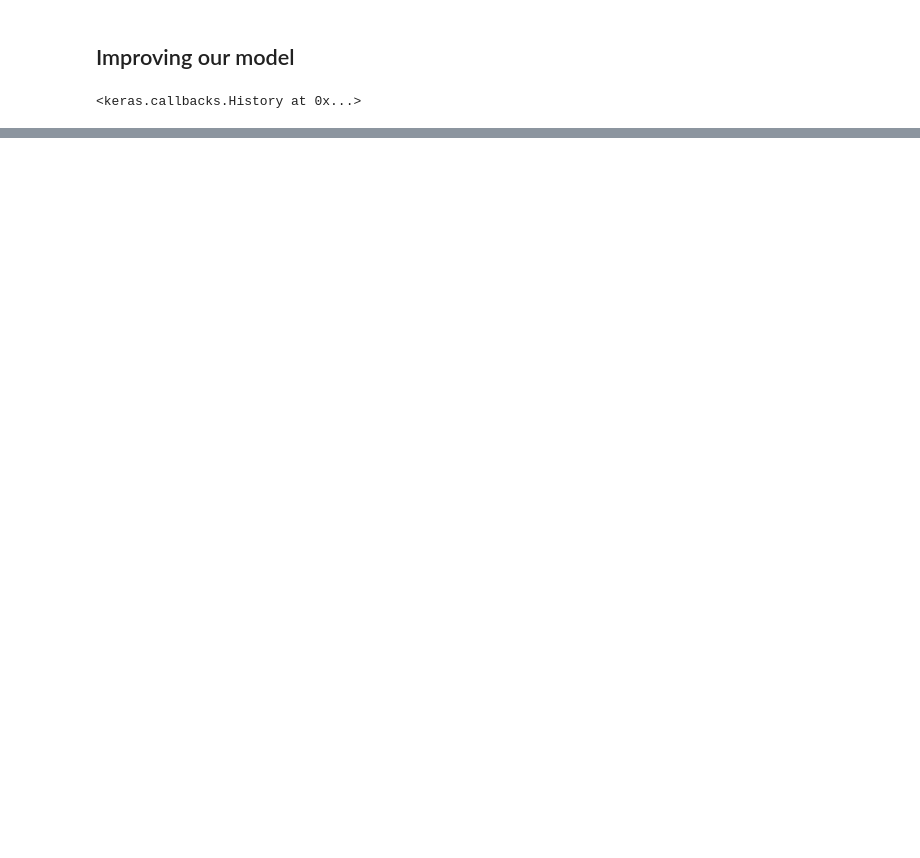
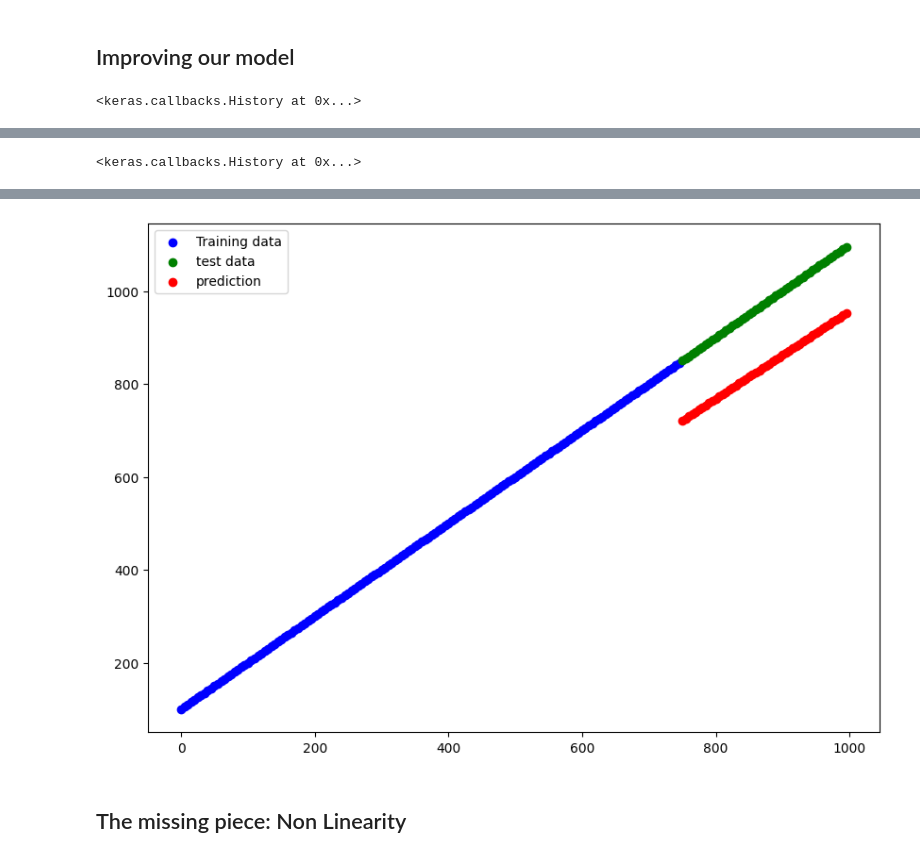
Before and after one commit to deepu718/tensorflow_practice, a Jupyter notebook: 02_neural_network_classification_with_tensorflow.ipynb, the cells around one changed output, grey strips where cells are left out. Saved outputs shown, nothing was run; the diff lists cells and outputs as text; code cells hidden in the pictures; blank space fills up the shorter version.

```diff
--- a/02_neural_network_classification_with_tensorflow.ipynb
+++ b/02_neural_network_classification_with_tensorflow.ipynb
@@ -166,0 +215,42 @@ model_3.evaluate(X,y)
+# %%
+# Let's see if our model can be used for a regression problem
+tf.random.set_seed(42)
+# Create some regression data
+X_regression = tf.range(0,1000,5)
+y_regression = tf.range(100,1100,5) # y = X + 100
+
+# Split our regression data into training and test sets
+X_reg_train = X_regression[:150]
+X_reg_test = X_regression[150:]
+y_reg_train = y_regression[:150]
+y_reg_test = y_regression[150:]
+# %%
+#Set a random seed
+tf.random.set_seed(42)
+# Create a model
+model_3 = tf.keras.Sequential([
+    tf.keras.layers.Dense(100,input_shape=(None,1)),
+    tf.keras.layers.Dense(10),
+    tf.keras.layers.Dense(1),
+])
+
+# Compile the model
+model_3.compile(loss=tf.keras.losses.mae,
+              optimizer=tf.keras.optimizers.Adam(),
+              metrics=["mae"])
+
+# Fit the model
+model_3.fit(tf.expand_dims(X_reg_train,axis=-1),y_reg_train,epochs=100,verbose=0)
+# %% [output]
+<keras.callbacks.History at 0x...>
+# %%
+# Make predictions with our trained model
+y_reg_preds = model_3.predict(tf.expand_dims(X_reg_test,axis=-1))
+
+# plot the model
+plt.figure(figsize=(10,7))
+plt.scatter(X_reg_train,y_reg_train,c='b', label="Training data")
+plt.scatter(X_reg_test,y_reg_test,c='g', label="test data")
+plt.scatter(X_reg_test,y_reg_preds,c='r', label="prediction")
+plt.legend();
+# %% [output]
@@ -166,0 +258,3 @@ model_3.evaluate(X,y)
+[figure, added]
+# %% [markdown]
+## The missing piece: Non Linearity
```
Also changed, not shown: parts of 8 cells of this notebook.
